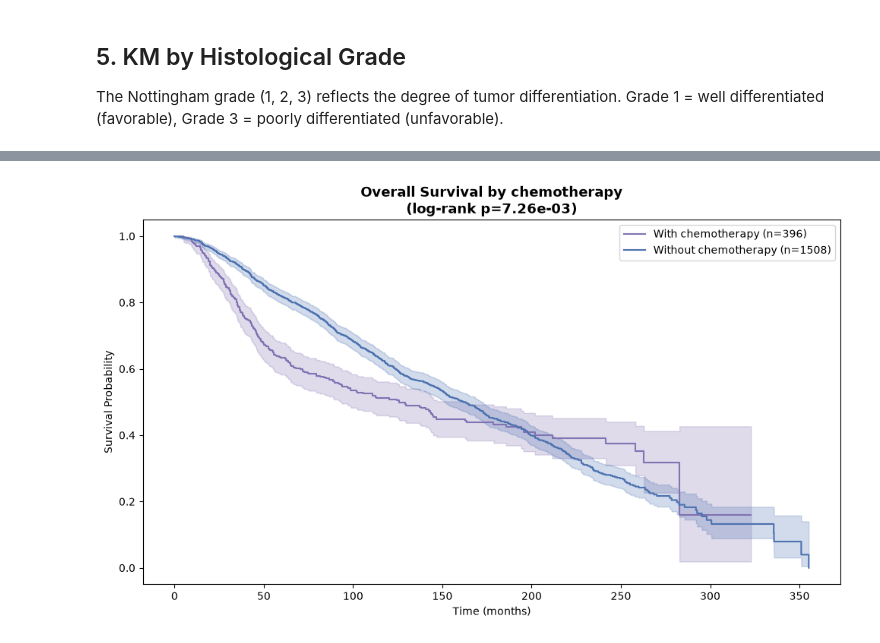
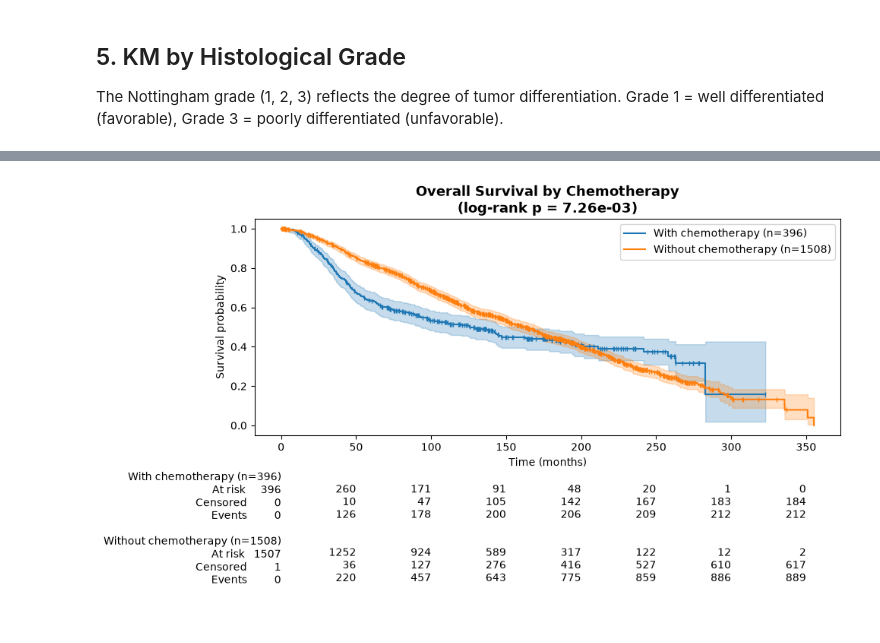
Before and after one commit to juliettebm/METABRIC-Breast-Cancer-Survival-Analysis-Machine-Learning, a Jupyter notebook: notebooks/03_kaplan_meier.ipynb, the cells around one changed output, grey strips where cells are left out. Saved outputs shown, nothing was run; the diff lists cells and outputs as text; code cells hidden in the pictures.

Commit message:
Finalize survival analysis and ML prediction pipeline

```diff
--- a/notebooks/03_kaplan_meier.ipynb
+++ b/notebooks/03_kaplan_meier.ipynb
@@ -285,42 +619,88 @@ in an observational study, treatments are subject to indication bias.
 # %%
-fig, ax = plt.subplots(figsize=(10, 6))
-kmf_chemo    = KaplanMeierFitter()
-kmf_nochemo  = KaplanMeierFitter()
+# Kaplan–Meier by chemotherapy
 
-mask_chemo   = df_plot["chemotherapy"] == 1
-mask_nochemo = df_plot["chemotherapy"] == 0
+kmf_chemo = KaplanMeierFitter()
+kmf_nochemo = KaplanMeierFitter()
 
+mask_chemo = df["chemotherapy"] == 1
+mask_nochemo = df["chemotherapy"] == 0
+
+# Fit
 kmf_chemo.fit(
-    durations=df_plot.loc[mask_chemo, "overall_survival_months"],
-    event_observed=df_plot.loc[mask_chemo, "event"],
+    durations=df.loc[mask_chemo, "overall_survival_months"],
+    event_observed=df.loc[mask_chemo, "event"],
     label=f"With chemotherapy (n={mask_chemo.sum()})"
 )
-kmf_chemo.plot_survival_function(ax=ax, ci_show=True, color="#8172B2")
 
 kmf_nochemo.fit(
-    durations=df_plot.loc[mask_nochemo, "overall_survival_months"],
-    event_observed=df_plot.loc[mask_nochemo, "event"],
+    durations=df.loc[mask_nochemo, "overall_survival_months"],
+    event_observed=df.loc[mask_nochemo, "event"],
     label=f"Without chemotherapy (n={mask_nochemo.sum()})"
 )
-kmf_nochemo.plot_survival_function(ax=ax, ci_show=True, color="#4C72B0")
 
+# Log-rank test
 results_chemo = logrank_test(
-    df_plot.loc[mask_chemo, "overall_survival_months"],
-    df_plot.loc[mask_nochemo, "overall_survival_months"],
-    event_observed_A=df_plot.loc[mask_chemo, "event"],
-    event_observed_B=df_plot.loc[mask_nochemo, "event"]
+    df.loc[mask_chemo, "overall_survival_months"],
+    df.loc[mask_nochemo, "overall_survival_months"],
+    event_observed_A=df.loc[mask_chemo, "event"],
+    event_observed_B=df.loc[mask_nochemo, "event"]
 )
 
-ax.set_title(f"Overall Survival by chemotherapy\n(log-rank p={results_chemo.p_value:.2e})",
-             fontsize=13, fontweight="bold")
+# Plot
+fig, ax = plt.subplots(figsize=(10, 6))
+
+kmf_chemo.plot_survival_function(
+    ax=ax,
+    ci_show=True,
+    show_censors=True,
+    censor_styles={"marker": "|", "ms": 5}
+)
+
+kmf_nochemo.plot_survival_function(
+    ax=ax,
+    ci_show=True,
+    show_censors=True,
+    censor_styles={"marker": "|", "ms": 5}
+)
+
+ax.set_title(
+    f"Overall Survival by Chemotherapy\n"
+    f"(log-rank p = {results_chemo.p_value:.2e})",
+    fontsize=13,
+    fontweight="bold"
+)
+
 ax.set_xlabel("Time (months)")
-ax.set_ylabel("Survival Probability")
+ax.set_ylabel("Survival probability")
 ax.legend()
 
+add_at_risk_counts(
+    kmf_chemo,
+    kmf_nochemo,
+    ax=ax
+)
+
 plt.tight_layout()
-plt.savefig("../figures/03_km_chemo.png", dpi=150, bbox_inches="tight")
+
+plt.savefig(
+    "../figures/03_km_chemo.png",
+    dpi=150,
+    bbox_inches="tight"
+)
+
 plt.show()
+
 print(f"Log-rank p-value: {results_chemo.p_value:.2e}")
+
+print(
+    f"Median survival - With chemotherapy: "
+    f"{kmf_chemo.median_survival_time_:.1f} months"
+)
+
+print(
+    f"Median survival - Without chemotherapy: "
+    f"{kmf_nochemo.median_survival_time_:.1f} months"
+)
 # %% [output]
-[figure, old version]
+[figure, new version]
 Log-rank p-value: 7.26e-03
```
Also changed, not shown: parts of 24 cells of this notebook, 23 other files.
